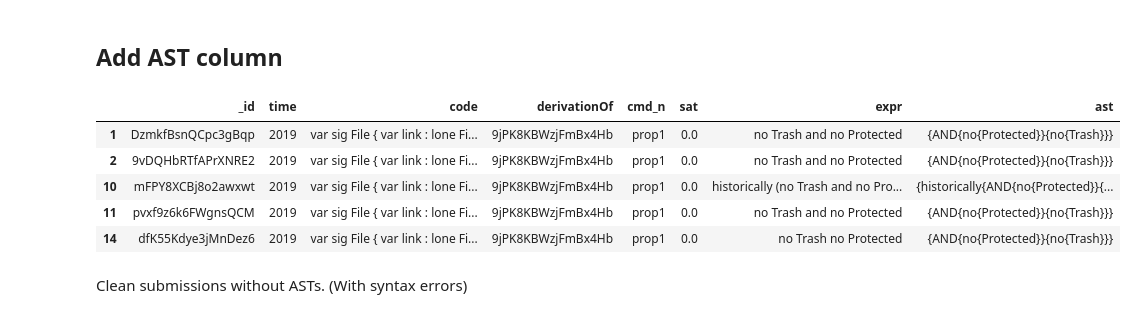
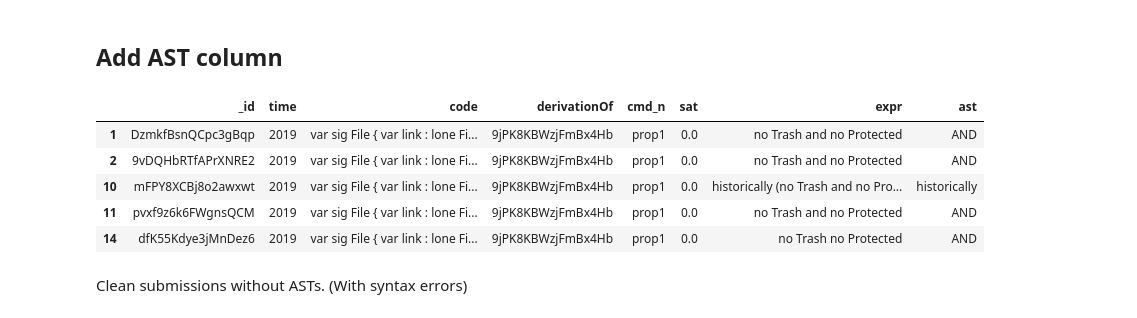
Before and after one commit to anaines14/HiGenA, a Jupyter notebook: data/data_preparation.ipynb, the cells around one changed output. Drawn from its saved outputs; the diff is of its cells as text; code cells hidden in the pictures.

```diff
--- a/data/data_preparation.ipynb
+++ b/data/data_preparation.ipynb
@@ -727,7 +727,7 @@ zRAn69AocpkmxXZnW ['inv1', 'inv2', 'inv3', 'inv4', 'inv5', 'inv6', 'inv7', 'inv8
 # %% [markdown]
 ## Add AST column
 # %%
-ASTParser = jpype.JClass('org.parser.A4FParser')
+ASTParser = jpype.JClass('org.higena.parser.A4FParser')
 SyntaxError = jpype.JClass('edu.mit.csail.sdg.alloy4.ErrorSyntax')
 TypeError = jpype.JClass('edu.mit.csail.sdg.alloy4.ErrorType')
 
@@ -759,38 +759,38 @@ def parseExpr(id, expr, fullCode, challenge, parsedChallenge):
     except Exception as e:
         # Try to parse the full code
         try:
             parsed = str(ASTParser.parse(expr, fullCode))
         except Exception as e:
             logError(id, challenge, e, expr)
 
     return parsed
 
 def addASTsColumns(allDfs, parsed_challenges):
     # Add the ASTs columns
     # allDfs: dictionary of dataframes for each challenge and each predicate
     # parsed_challenges: dictionary of parsed challenges
     # return: dictionary of dataframes for each challenge and each predicate with the ASTs columns
 
     # Iterate over the challenges
     for challenge, cmdDfs in allDfs.items():
         # Get parsed challenge
 
         # Iterate over the submission for each command
         for cmd, df in cmdDfs.items():
             df["ast"] = df[["_id", "expr", "code", "cmd_n"]].apply(lambda x: parseExpr(x["_id"], x["expr"], x["code"], challenge, parsed_challenges[challenge]), axis=1)
 
 # Add the ASTs columns
 addASTsColumns(allDfs, parsed_challenges)
 
 # Check
 allDfs["9jPK8KBWzjFmBx4Hb"]["prop1"].head()
 # %% [output]
 |  | _id | time | code | derivationOf | cmd_n | sat | expr | ast |
-| 1 | DzmkfBsnQCpc3gBqp | 2019 | var sig File { var link : lone Fi... | 9jPK8KBWzjFmBx4Hb | prop1 | 0.0 | no Trash and no Protected | {AND{no{Protected}}{no{Trash}}} |
-| 2 | 9vDQHbRTfAPrXNRE2 | 2019 | var sig File { var link : lone Fi... | 9jPK8KBWzjFmBx4Hb | prop1 | 0.0 | no Trash and no Protected | {AND{no{Protected}}{no{Trash}}} |
-| 10 | mFPY8XCBj8o2awxwt | 2019 | var sig File { var link : lone Fi... | 9jPK8KBWzjFmBx4Hb | prop1 | 0.0 | historically (no Trash and no Pro... | {historically{AND{no{Protected}}{... |
-| 11 | pvxf9z6k6FWgnsQCM | 2019 | var sig File { var link : lone Fi... | 9jPK8KBWzjFmBx4Hb | prop1 | 0.0 | no Trash and no Protected | {AND{no{Protected}}{no{Trash}}} |
-| 14 | dfK55Kdye3jMnDez6 | 2019 | var sig File { var link : lone Fi... | 9jPK8KBWzjFmBx4Hb | prop1 | 0.0 | no Trash no Protected | {AND{no{Protected}}{no{Trash}}} |
+| 1 | DzmkfBsnQCpc3gBqp | 2019 | var sig File { var link : lone Fi... | 9jPK8KBWzjFmBx4Hb | prop1 | 0.0 | no Trash and no Protected | AND |
+| 2 | 9vDQHbRTfAPrXNRE2 | 2019 | var sig File { var link : lone Fi... | 9jPK8KBWzjFmBx4Hb | prop1 | 0.0 | no Trash and no Protected | AND |
+| 10 | mFPY8XCBj8o2awxwt | 2019 | var sig File { var link : lone Fi... | 9jPK8KBWzjFmBx4Hb | prop1 | 0.0 | historically (no Trash and no Pro... | historically |
+| 11 | pvxf9z6k6FWgnsQCM | 2019 | var sig File { var link : lone Fi... | 9jPK8KBWzjFmBx4Hb | prop1 | 0.0 | no Trash and no Protected | AND |
+| 14 | dfK55Kdye3jMnDez6 | 2019 | var sig File { var link : lone Fi... | 9jPK8KBWzjFmBx4Hb | prop1 | 0.0 | no Trash no Protected | AND |
 # %% [markdown]
 Clean submissions without ASTs. (With syntax errors)
 # %%
```
Also changed, not shown: parts of 2 cells of this notebook, 10 other files.
